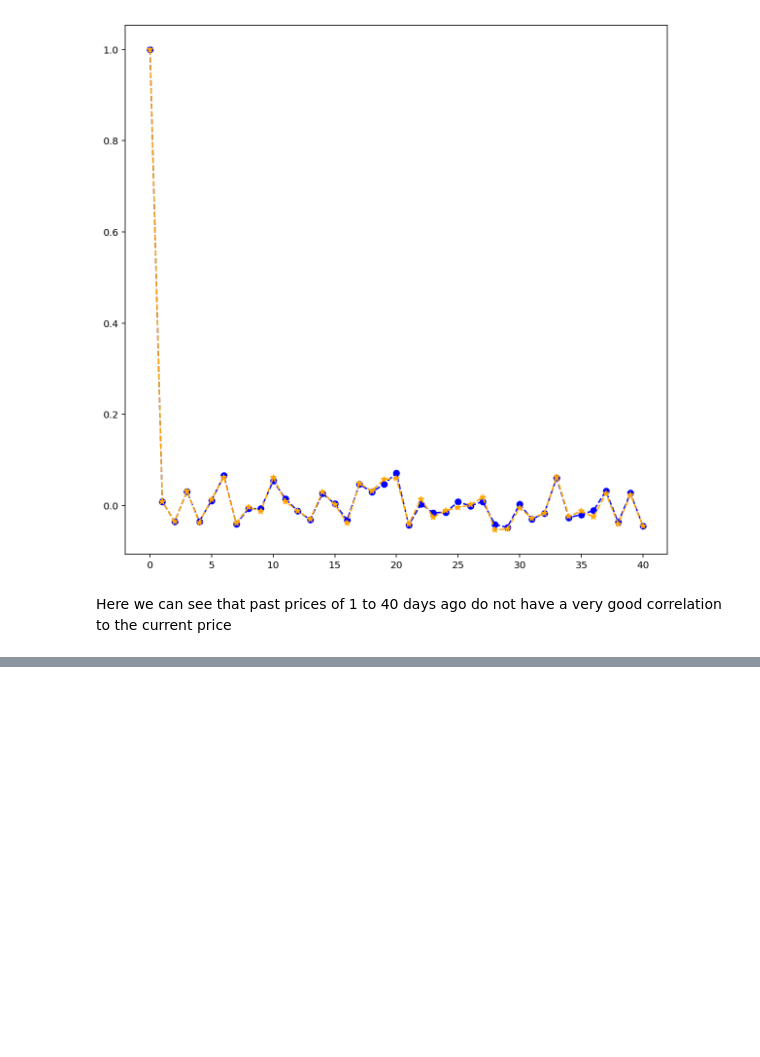
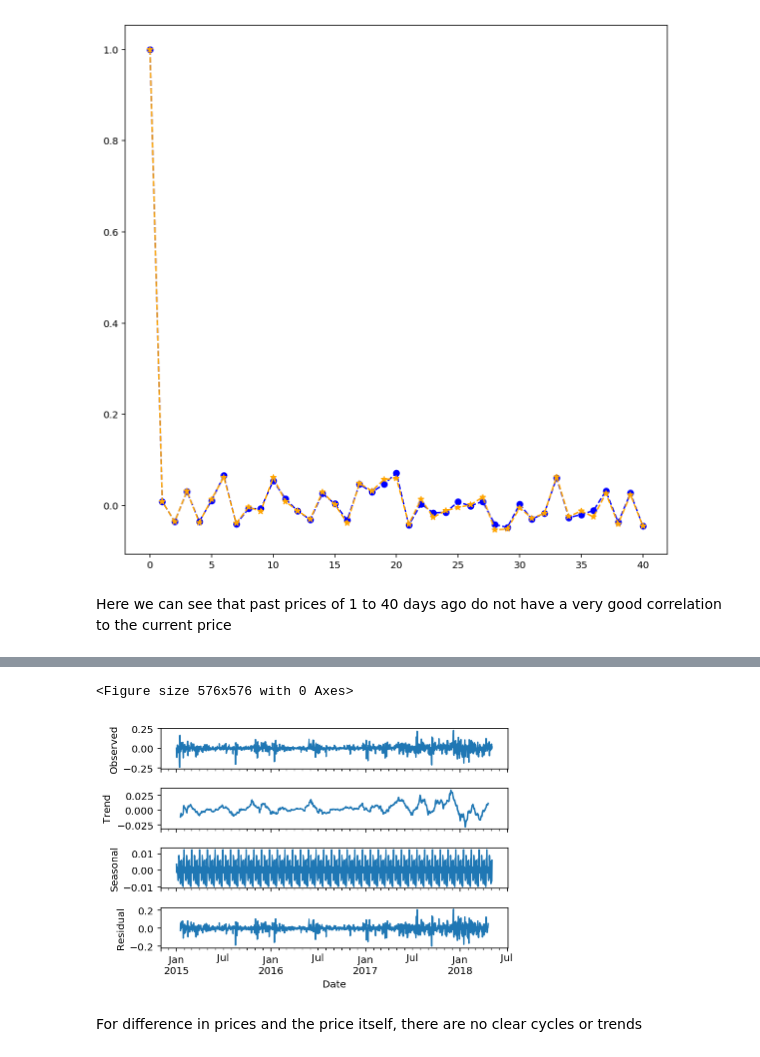
Before and after one commit to WillHTam/bitcoin-streamer-lstm, a Jupyter notebook: processor/statistical_analysis.ipynb, the cells around one changed output, grey strips where cells are left out. Cells and saved outputs as stored; diff of their text form; code cells hidden in the pictures; blank space fills up the shorter version.

```diff
--- a/processor/statistical_analysis.ipynb
+++ b/processor/statistical_analysis.ipynb
@@ -111,0 +123,9 @@ Here we can see that past prices of 1 to 40 days ago do not have a very good cor
+# %%
+decomposition = seasonal_decompose( bdata['Logged First Difference'].dropna(), model='additive', freq=30 )
+fig = plt.figure(figsize=(8,8))
+fig = decomposition.plot()
+# %% [output]
+<Figure size 576x576 with 0 Axes>
+[figure, added]
+# %% [markdown]
+For difference in prices and the price itself, there are no clear cycles or trends
```
Also changed, not shown: parts of 13 cells of this notebook.
